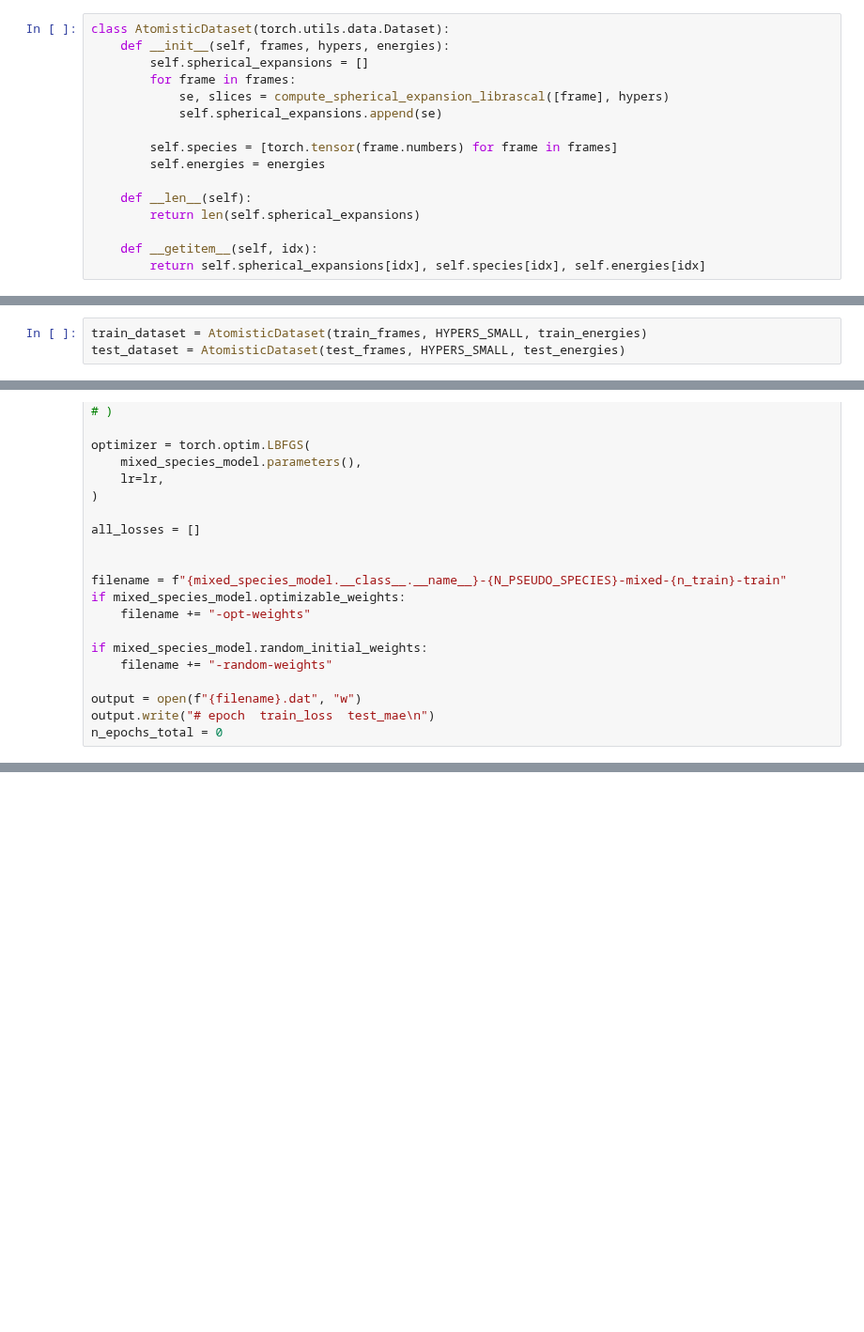
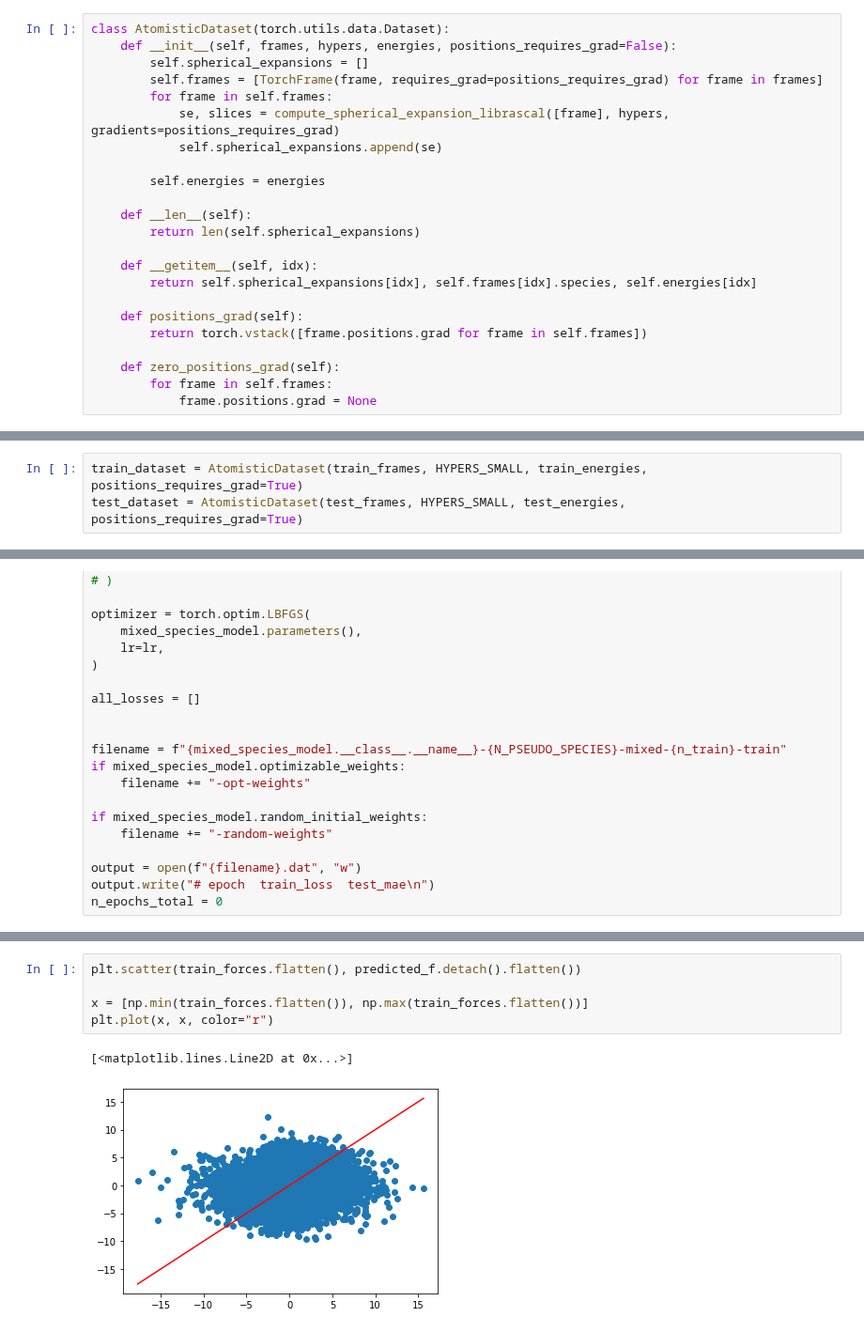
Before and after one commit to Luthaf/alchemical-learning, a Jupyter notebook: alchemical-learning-elpasolites.ipynb, the cells around one changed output, grey strips where cells are left out. Shown at 94% size. Saved outputs shown, nothing was run; the diff lists cells and outputs as text; blank space fills up the shorter version.

```diff
--- a/alchemical-learning-elpasolites.ipynb
+++ b/alchemical-learning-elpasolites.ipynb
@@ -121,20 +128,27 @@ def evaluate_and_plot_model(model, name, file):
 # Combining species
 # %%
 class AtomisticDataset(torch.utils.data.Dataset):
-    def __init__(self, frames, hypers, energies):
+    def __init__(self, frames, hypers, energies, positions_requires_grad=False):
         self.spherical_expansions = []
-        for frame in frames:
-            se, slices = compute_spherical_expansion_librascal([frame], hypers)
+        self.frames = [TorchFrame(frame, requires_grad=positions_requires_grad) for frame in frames]
+        for frame in self.frames:
+            se, slices = compute_spherical_expansion_librascal([frame], hypers, gradients=positions_requires_grad)
             self.spherical_expansions.append(se)
 
-        self.species = [torch.tensor(frame.numbers) for frame in frames]
         self.energies = energies
 
     def __len__(self):
         return len(self.spherical_expansions)
 
     def __getitem__(self, idx):
-        return self.spherical_expansions[idx], self.species[idx], self.energies[idx]
+        return self.spherical_expansions[idx], self.frames[idx].species, self.energies[idx]
+
+    def positions_grad(self):
+        return torch.vstack([frame.positions.grad for frame in self.frames])
+
+    def zero_positions_grad(self):
+        for frame in self.frames:
+            frame.positions.grad = None
 # %%
 def collate_data_cpu(data):
     spherical_expansion = {
@@ -165,6 +179,6 @@ def collate_data_gpu(data):
 # %% [markdown]
 # Optimization loop using GPU
 # %%
-train_dataset = AtomisticDataset(train_frames, HYPERS_SMALL, train_energies)
-test_dataset = AtomisticDataset(test_frames, HYPERS_SMALL, test_energies)
+train_dataset = AtomisticDataset(train_frames, HYPERS_SMALL, train_energies, positions_requires_grad=True)
+test_dataset = AtomisticDataset(test_frames, HYPERS_SMALL, test_energies, positions_requires_grad=True)
 # %%
@@ -364,0 +395,8 @@ default = all_losses
+# %%
+plt.scatter(train_forces.flatten(), predicted_f.detach().flatten())
+
+x = [np.min(train_forces.flatten()), np.max(train_forces.flatten())]
+plt.plot(x, x, color="r")
+# %% [output]
+[<matplotlib.lines.Line2D at 0x...>]
+[figure, added]
```
Also changed, not shown: parts of 18 cells of this notebook, 1 other file.
